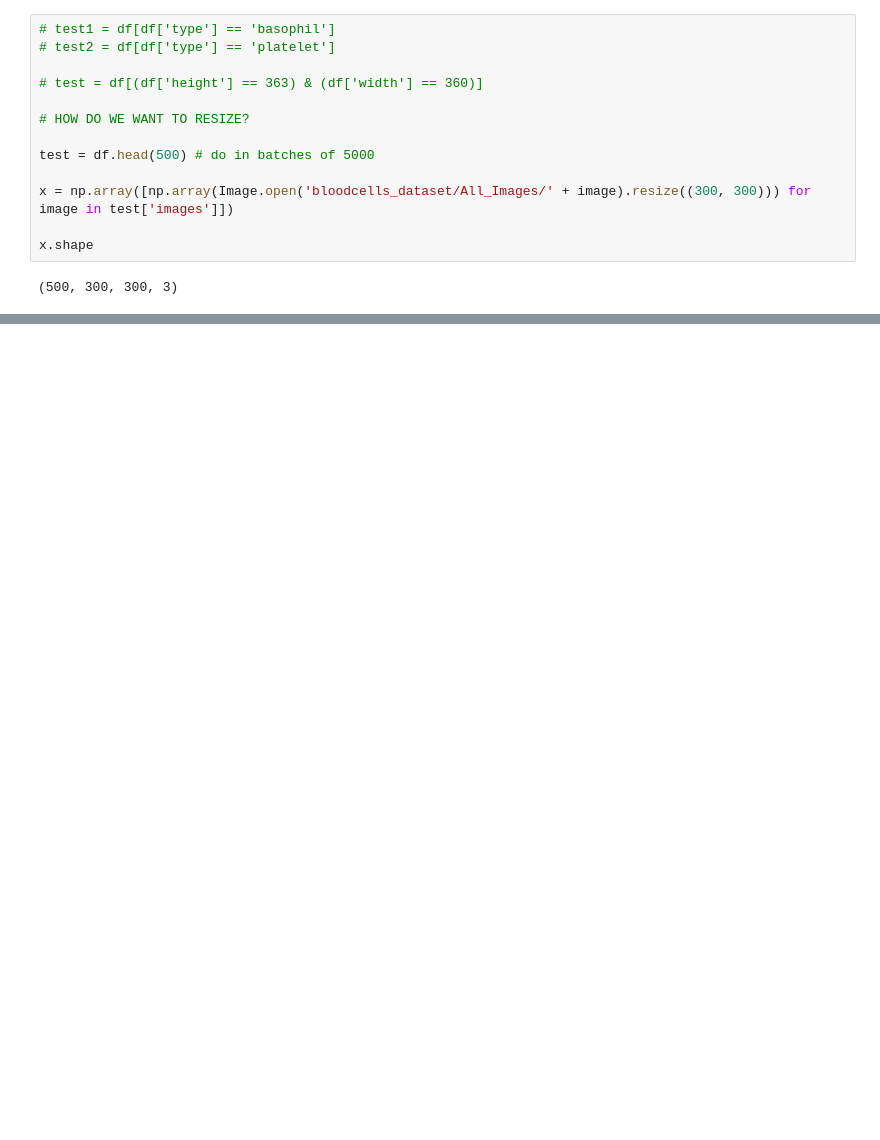
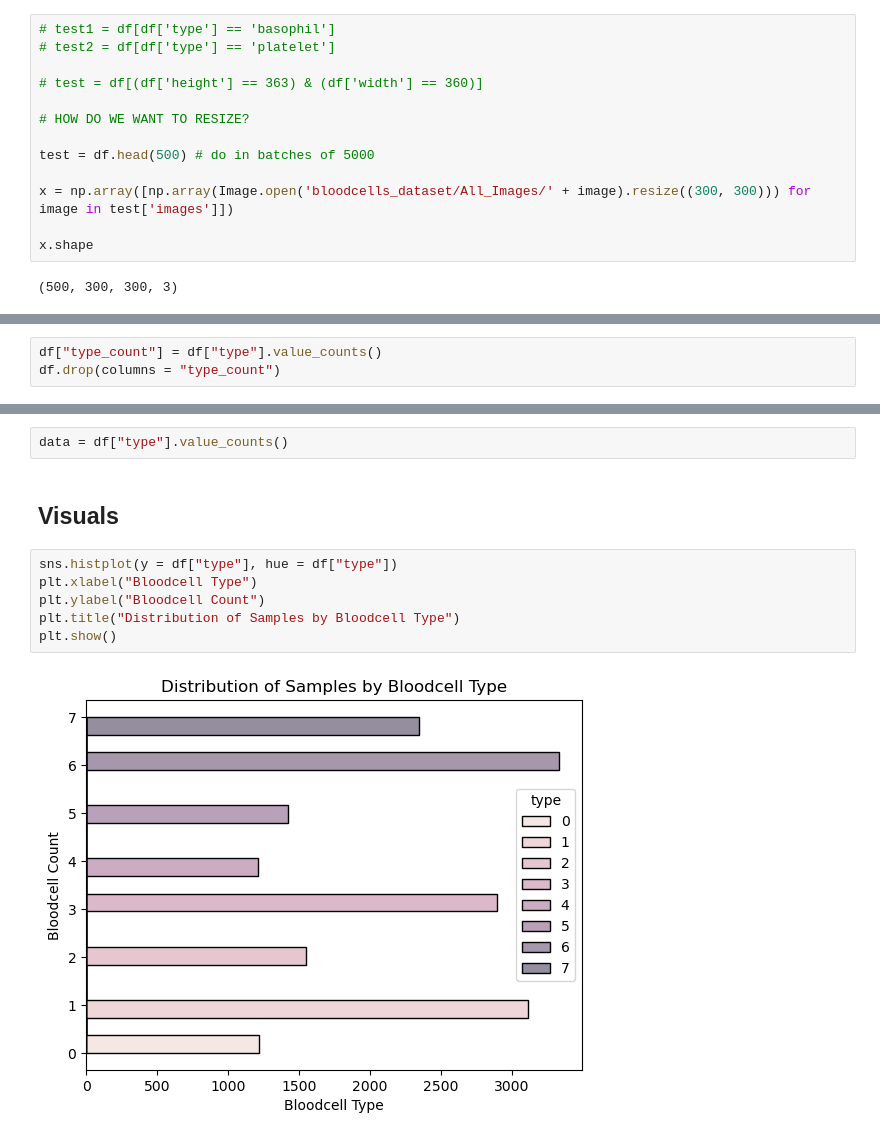
Before and after one commit to amayjain/Bloodcells, a Jupyter notebook: Test.ipynb, the cells around one changed output, grey strips where cells are left out. Drawn from its saved outputs; the diff is of its cells as text; blank space fills up the shorter version.

```diff
--- a/Test.ipynb
+++ b/Test.ipynb
@@ -129 +120,4 @@ df['images']
 Name: images, Length: 17092, dtype: object
+# %%
+df["type_count"] = df["type"].value_counts()
+df.drop(columns = "type_count")
@@ -129,0 +138,12 @@ Name: images, Length: 17092, dtype: object
+# %%
+data = df["type"].value_counts()
+# %% [markdown]
+## Visuals
+# %%
+sns.histplot(y = df["type"], hue = df["type"])
+plt.xlabel("Bloodcell Type")
+plt.ylabel("Bloodcell Count")
+plt.title("Distribution of Samples by Bloodcell Type")
+plt.show()
+# %% [output]
+[figure, added]
```
Also changed, not shown: parts of 8 cells of this notebook.
